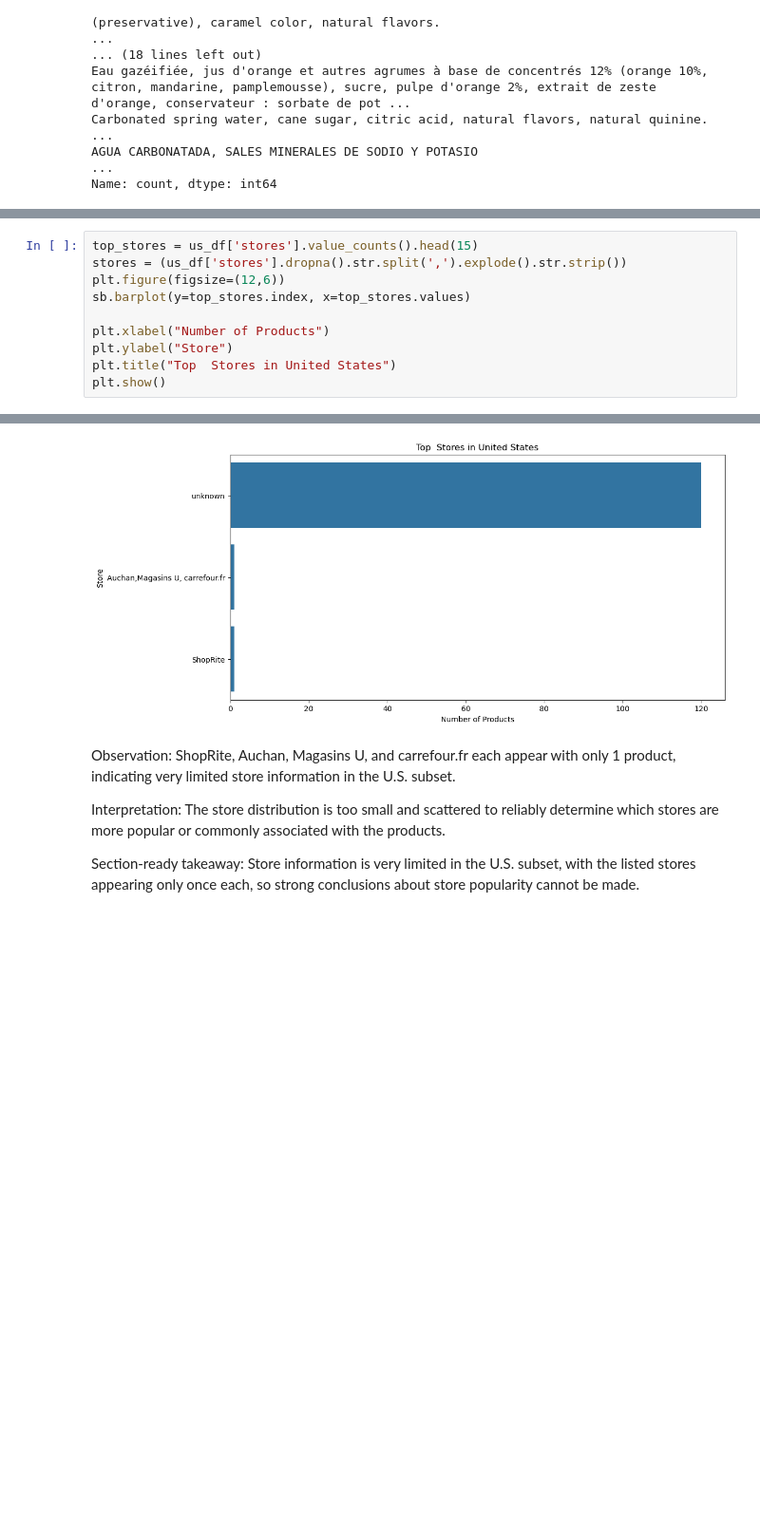
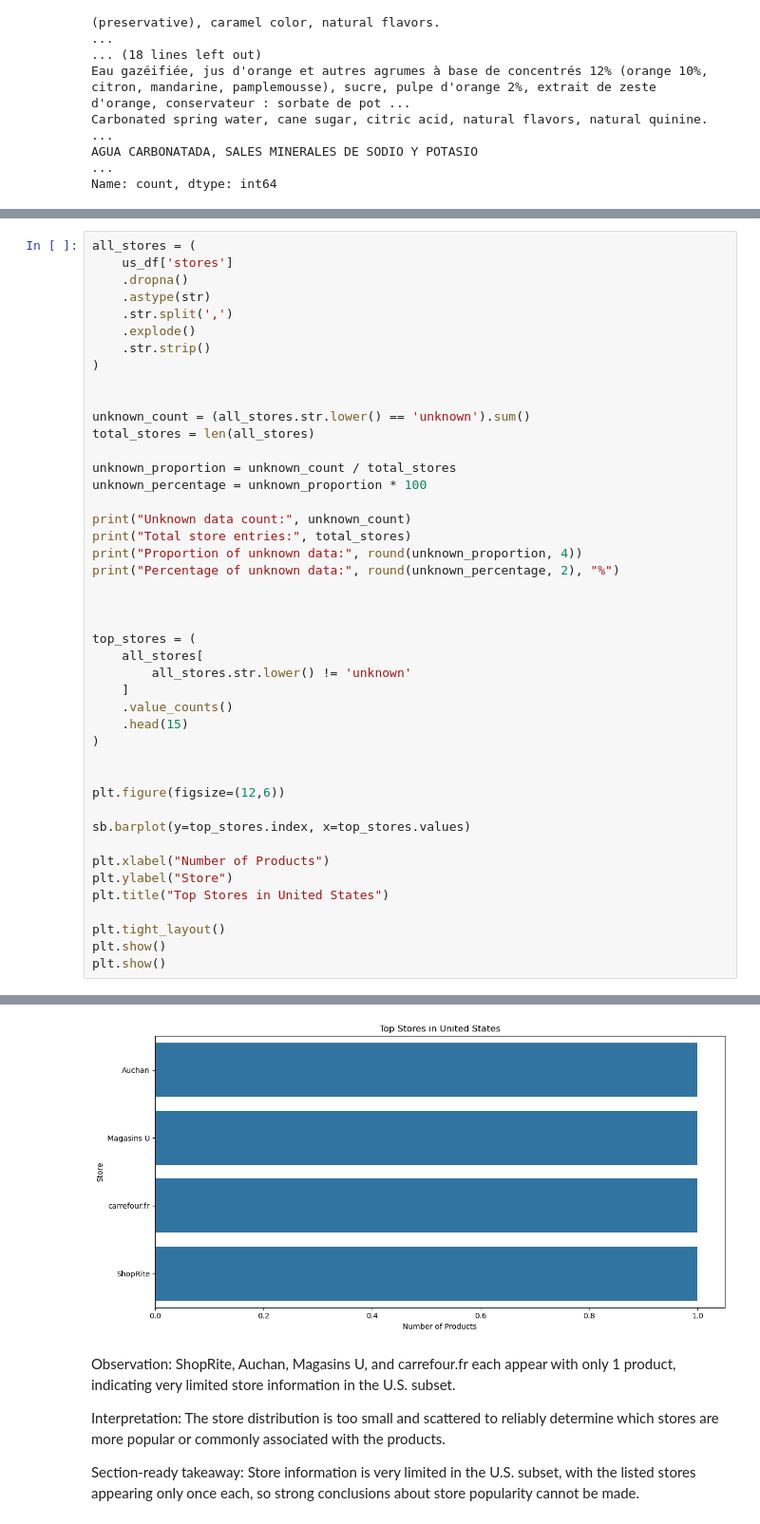
Before and after one commit to Codon-s/cpg-product-intelligence, a Jupyter notebook: RY-Schweppes-analysis.ipynb, the cells around one changed output, grey strips where cells are left out. Shown at 95% size. Drawn from its saved outputs; the diff is of its cells as text; blank space fills up the shorter version.

```diff
--- a/RY-Schweppes-analysis.ipynb
+++ b/RY-Schweppes-analysis.ipynb
@@ -1076,11 +1174,45 @@ as we can see that unknown values are more in that and e follow most in it and f
 # %%
-top_stores = us_df['stores'].value_counts().head(15)
-stores = (us_df['stores'].dropna().str.split(',').explode().str.strip())
+all_stores = (
+    us_df['stores']
+    .dropna()
+    .astype(str)
+    .str.split(',')
+    .explode()
+    .str.strip()
+)
+
+
+unknown_count = (all_stores.str.lower() == 'unknown').sum()
+total_stores = len(all_stores)
+
+unknown_proportion = unknown_count / total_stores
+unknown_percentage = unknown_proportion * 100
+
+print("Unknown data count:", unknown_count)
+print("Total store entries:", total_stores)
+print("Proportion of unknown data:", round(unknown_proportion, 4))
+print("Percentage of unknown data:", round(unknown_percentage, 2), "%")
+
+
+
+top_stores = (
+    all_stores[
+        all_stores.str.lower() != 'unknown'
+    ]
+    .value_counts()
+    .head(15)
+)
+
+
 plt.figure(figsize=(12,6))
+
 sb.barplot(y=top_stores.index, x=top_stores.values)
 
 plt.xlabel("Number of Products")
 plt.ylabel("Store")
-plt.title("Top  Stores in United States")
+plt.title("Top Stores in United States")
+
+plt.tight_layout()
 plt.show()
+plt.show()
 # %% [output]
@@ -1087,4 +1223,4 @@ plt.show()
-[figure, old version]
+[figure, new version]
 # %% [markdown]
 Observation: ShopRite, Auchan, Magasins U, and carrefour.fr each appear with only 1 product, indicating very limited store information in the U.S. subset.
 
```
Also changed, not shown: parts of 45 cells of this notebook.
